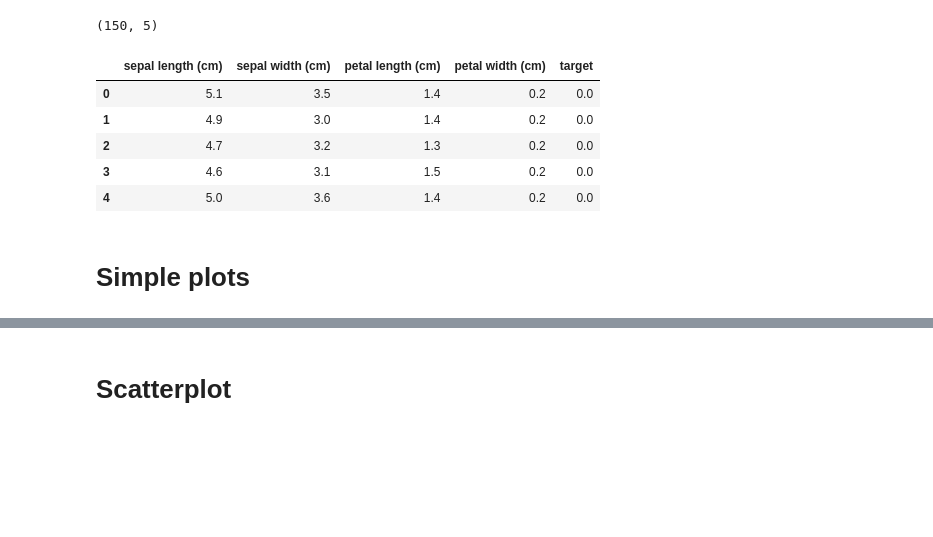
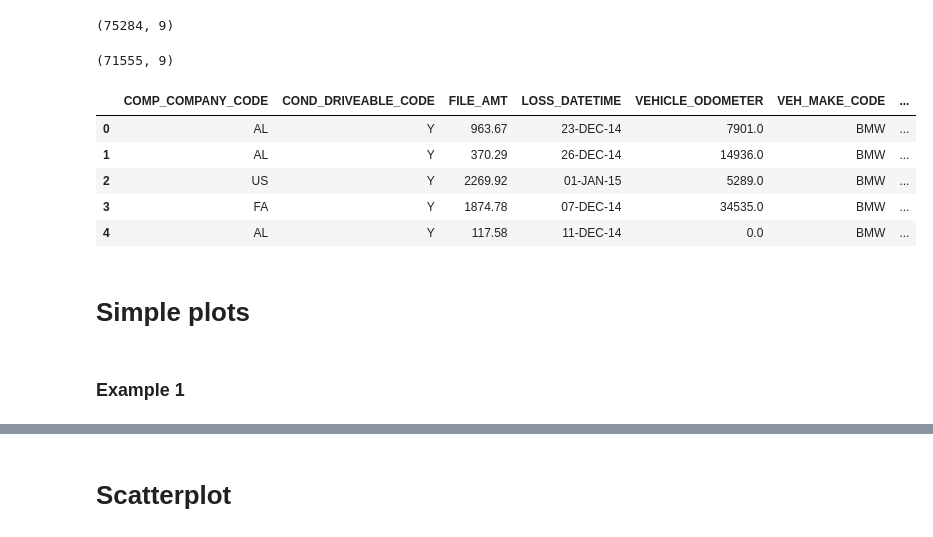
Before and after one commit to tamirlan1/Matplotlib_tutorial, a Jupyter notebook: Lunch&Learn.ipynb, the cells around one changed output, grey strips where cells are left out. Saved outputs shown, nothing was run; the diff lists cells and outputs as text; code cells hidden in the pictures; blank space fills up the shorter version.

```diff
--- a/Lunch&Learn.ipynb
+++ b/Lunch&Learn.ipynb
@@ -1,21 +1,33 @@
 # %%
 import pandas as pd
 import numpy as np
+
+pd.options.display.max_columns = 200
 # %%
-from sklearn import datasets
-iris = datasets.load_iris()
-iris = pd.DataFrame(data= np.c_[iris['data'], iris['target']],
-                     columns= iris['feature_names'] + ['target'])
-iris.shape
+# from sklearn import datasets
+# iris = datasets.load_iris()
+# iris = pd.DataFrame(data= np.c_[iris['data'], iris['target']],
+#                      columns= iris['feature_names'] + ['target'])
+needed_cols = ['VEHICLE_ODOMETER', 'COMP_COMPANY_CODE', 'FILE_AMT', 'COND_DRIVEABLE_CODE', 'LOSS_DATETIME', 'VEH_YEAR_CODE', 'VEH_MAKE_CODE', 'VEH_MODEL_DESC', 'VEH_STYLE_CODE']
+df = pd.read_csv('ces_EE1943.csv', usecols=needed_cols)
+df.shape
 # %% [output]
-(150, 5)
+(75284, 9)
+# %%
+df.dropna(axis=0, inplace=True)
+for i in needed_cols:
+    if df[i].dtype == 'object':
+        df = df[df[i] != 'U']
+df.shape
+# %% [output]
+(71555, 9)
 # %%
-iris.head()
+df.head()
 # %% [output]
-|  | sepal length (cm) | sepal width (cm) | petal length (cm) | petal width (cm) | target |
-| 0 | 5.1 | 3.5 | 1.4 | 0.2 | 0.0 |
-| 1 | 4.9 | 3.0 | 1.4 | 0.2 | 0.0 |
-| 2 | 4.7 | 3.2 | 1.3 | 0.2 | 0.0 |
-| 3 | 4.6 | 3.1 | 1.5 | 0.2 | 0.0 |
-| 4 | 5.0 | 3.6 | 1.4 | 0.2 | 0.0 |
+|  | COMP_COMPANY_CODE | COND_DRIVEABLE_CODE | FILE_AMT | LOSS_DATETIME | VEHICLE_ODOMETER | VEH_MAKE_CODE | ... |
+| 0 | AL | Y | 963.67 | 23-DEC-14 | 7901.0 | BMW | ... |
+| 1 | AL | Y | 370.29 | 26-DEC-14 | 14936.0 | BMW | ... |
+| 2 | US | Y | 2269.92 | 01-JAN-15 | 5289.0 | BMW | ... |
+| 3 | FA | Y | 1874.78 | 07-DEC-14 | 34535.0 | BMW | ... |
+| 4 | AL | Y | 117.58 | 11-DEC-14 | 0.0 | BMW | ... |
 # %%
@@ -25,5 +37,7 @@ import matplotlib.pyplot as plt
 # %% [markdown]
 # Simple plots
+# %% [markdown]
+### Example 1
 # %%
 plt.plot(3, 2, '.')
 # %% [output]
```
Also changed, not shown: parts of 17 cells of this notebook.
